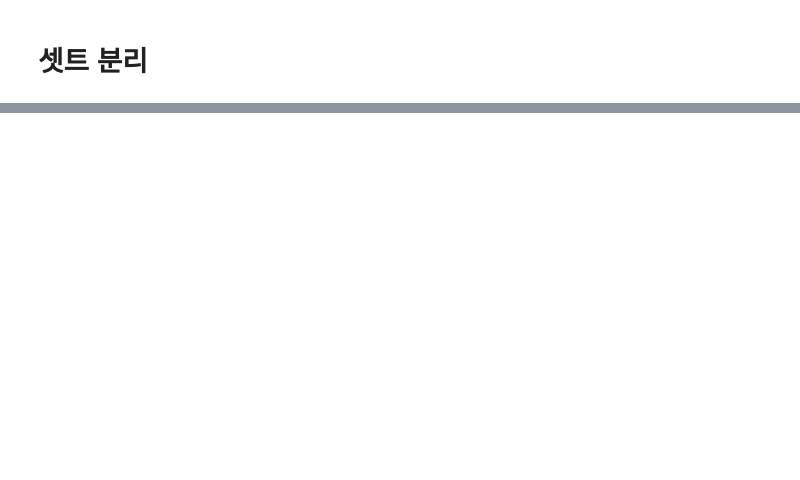
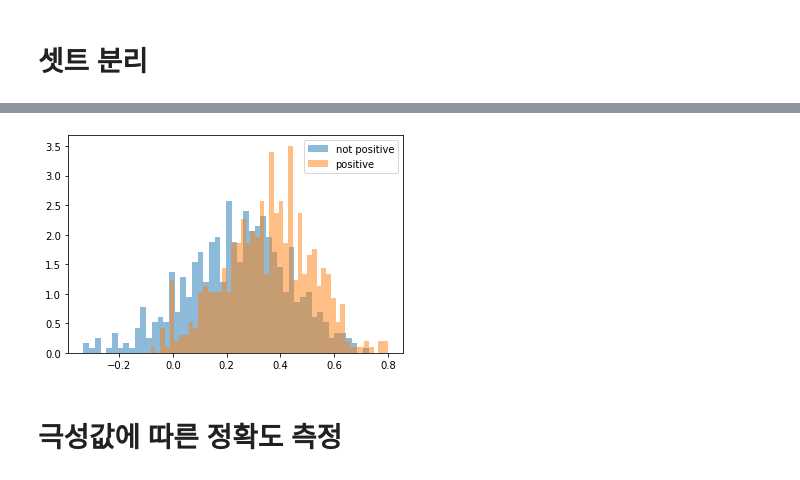
Before and after one commit to KyoungmiKwon/Bigdata_Training_at_ITwill, a Jupyter notebook: Team_Project/C05_KM_SentimentDict.ipynb, the cells around one changed output, grey strips where cells are left out. Drawn from its saved outputs; the diff is of its cells as text; code cells hidden in the pictures; blank space fills up the shorter version.

```diff
--- a/Team_Project/C05_KM_SentimentDict.ipynb
+++ b/Team_Project/C05_KM_SentimentDict.ipynb
@@ -455,7 +476,7 @@ X = data['Text']
 y = data['S']
 # %%
 # 긍정, 긍정이 아닌 경우 : 이진분류로 치환시
-y_1 = data['S'].replace(0,-1)
+y_1 = data['S'].replace(-1,0)
 y = pd.DataFrame(y_1)
 # %%
 X_tr, X_ts, y_tr, y_ts = train_test_split(X,y,
@@ -479,17 +503,18 @@ len(data['Text'])
 ksaa = KSAA()
 
 pola_std_text = []
-for i in range(len(std_data['Text'])): # 기사 하나 씩
+for i in range(len(std_data)): # 기사 하나 씩
 
     polar = 0
-    for k in std_data['Text']:         # 하나의 기사에서 한 문장
+    for k in std_data['Text'][i].split('.'): # 하나의 기사에서 한 문장
         tokens = ksaa.tokenize(k)
+        # print(i,tokens)
 
         token_lst = []
         for a in tokens:                    #> ['가/VV', '되/XSV', '확산/NNG', '따르/VV', '거리/NNG', '기/NNG', '정착/NNG', '시장/NNG', '이/JKS;불/VV', '불/VV', '등/NNB', '등/NNB;을/JKO'......]
             one_dot = a.split('/')          #> ['확산', 'NNG']
             if len(one_dot[0]) != int(1):   #>  '확산'
-                join_dot= '/'.join(one_dot) #> 확산/NNG
+                join_dot= '/'.join(one_dot) #>   확산/NNG
                 token_lst.append(join_dot)
 
         if len(token_lst) < int(2) :
@@ -498,7 +523,7 @@ for i in range(len(std_data['Text'])): # 기사 하나 씩
         # print(token_lst)
         score = ksaa.get_score(token_lst)   #> {'Positive': 55, 'Negative': -18, 'Polarity': 0.506849308125352, 'Subjectivity': 0.9999999863013701}
         polar += score['Polarity']
-        sen_num = len(k) #> 문장 수
+        sen_num = len(std_data['Text'][i].split('.')) #> 문장 수
 
     pola_std_text.append(polar/sen_num)
 
@@ -505,0 +551,12 @@ std_data['polarity_std'] = pola_std_text
+# %%
+a = std_data[std_data['S']== 0]
+b = std_data[std_data['S']== 1]
+# %%
+plt.hist(x=a['polarity_std'],label = 'not positive',bins=50,density=True, alpha = 0.5)
+plt.hist(x=b['polarity_std'],label = 'positive',bins=50,density=True ,  alpha = 0.5)
+plt.legend()
+plt.show()
+# %% [output]
+[figure, added]
+# %% [markdown]
+# 극성값에 따른 정확도 측정
```
Also changed, not shown: parts of 15 cells of this notebook.
